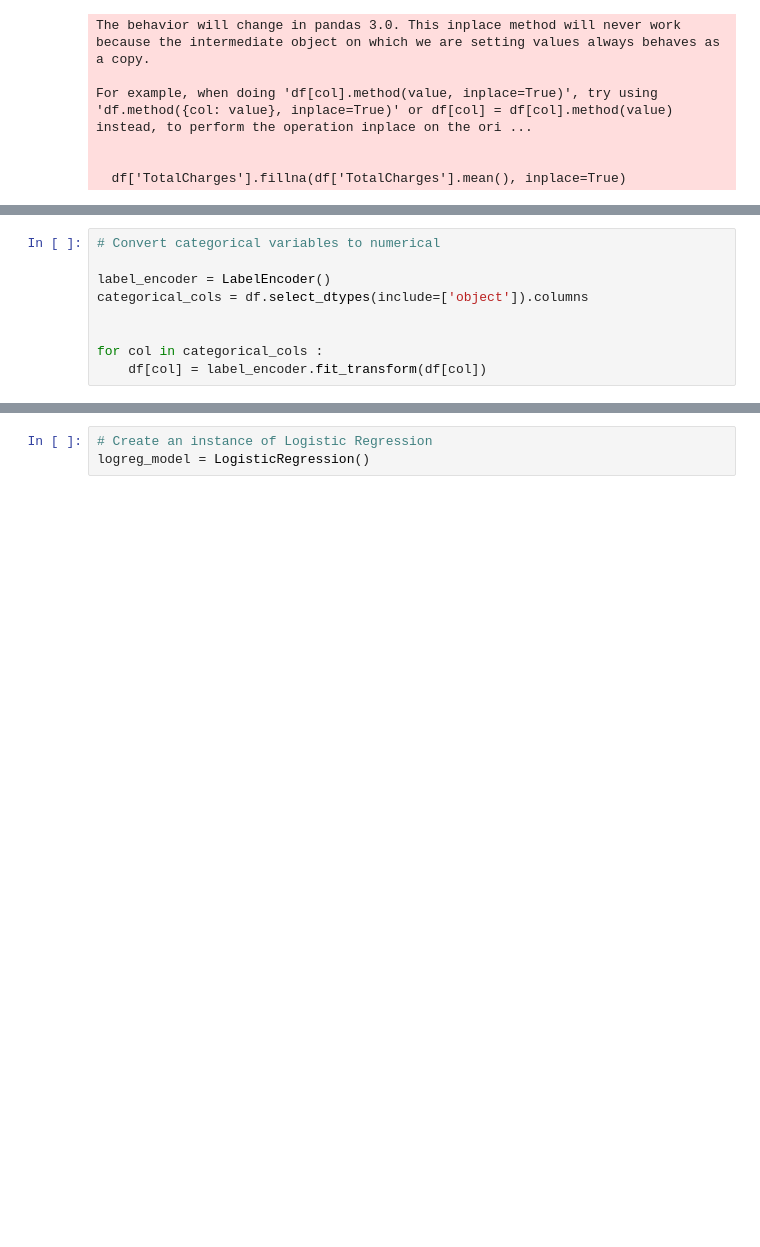
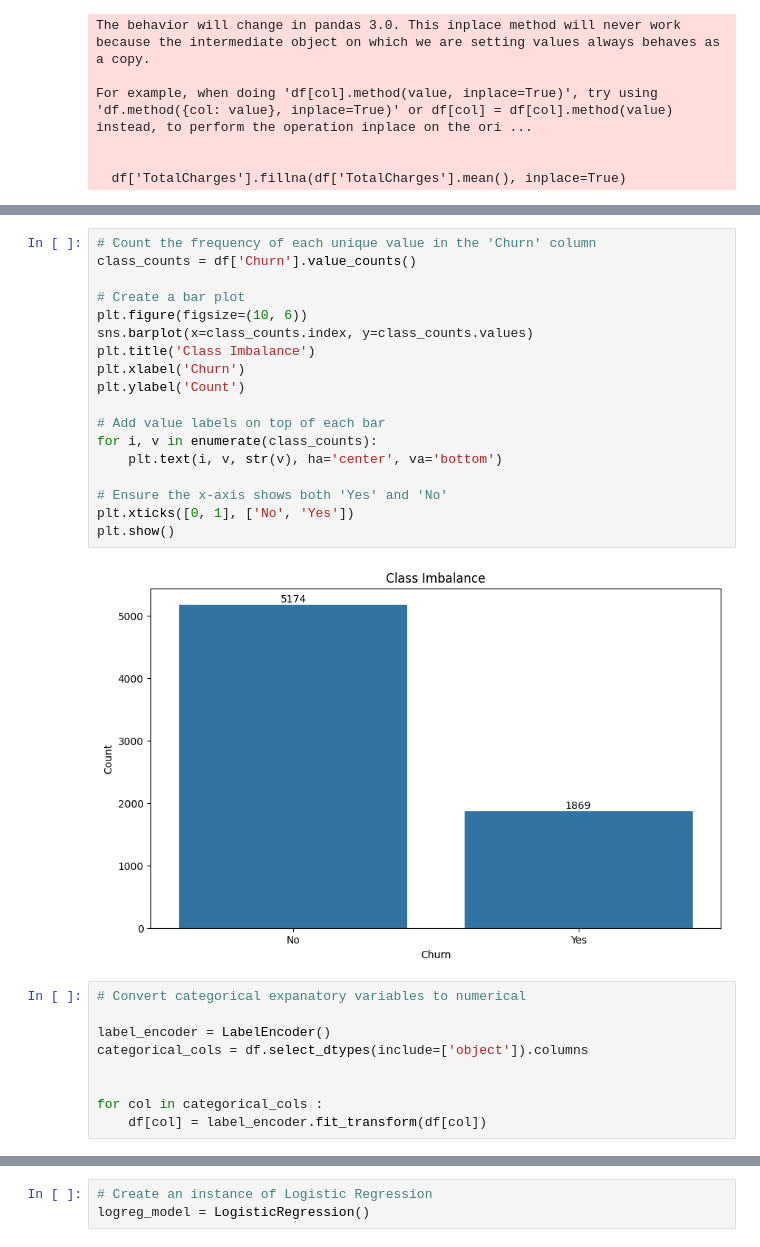
Before and after one commit to Staures92/MLOps, a Jupyter notebook: week1/3-project/Carapuce0.ipynb, the cells around one changed output, grey strips where cells are left out. Saved outputs shown, nothing was run; the diff lists cells and outputs as text; blank space fills up the shorter version.

```diff
--- a/week1/3-project/Carapuce0.ipynb
+++ b/week1/3-project/Carapuce0.ipynb
@@ -164,5 +174,25 @@ For example, when doing 'df[col].method(value, inplace=True)', try using 'df.met
+# %%
+# Count the frequency of each unique value in the 'Churn' column
+class_counts = df['Churn'].value_counts()
+
+# Create a bar plot
+plt.figure(figsize=(10, 6))
+sns.barplot(x=class_counts.index, y=class_counts.values)
+plt.title('Class Imbalance')
+plt.xlabel('Churn')
+plt.ylabel('Count')
+
+# Add value labels on top of each bar
+for i, v in enumerate(class_counts):
+    plt.text(i, v, str(v), ha='center', va='bottom')
+
+# Ensure the x-axis shows both 'Yes' and 'No'
+plt.xticks([0, 1], ['No', 'Yes'])
+plt.show()
+# %% [output]
+[figure, added]
 # %%
-# Convert categorical variables to numerical
+# Convert categorical expanatory variables to numerical
 
 label_encoder = LabelEncoder()
 categorical_cols = df.select_dtypes(include=['object']).columns
```
Also changed, not shown: parts of 24 cells of this notebook, 2 other files.
